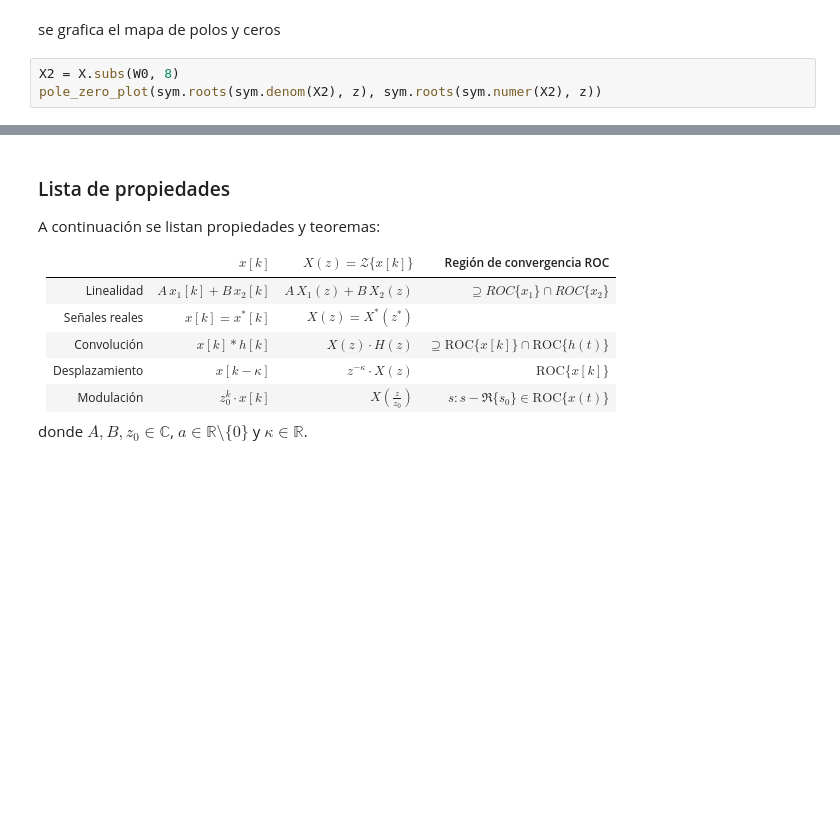
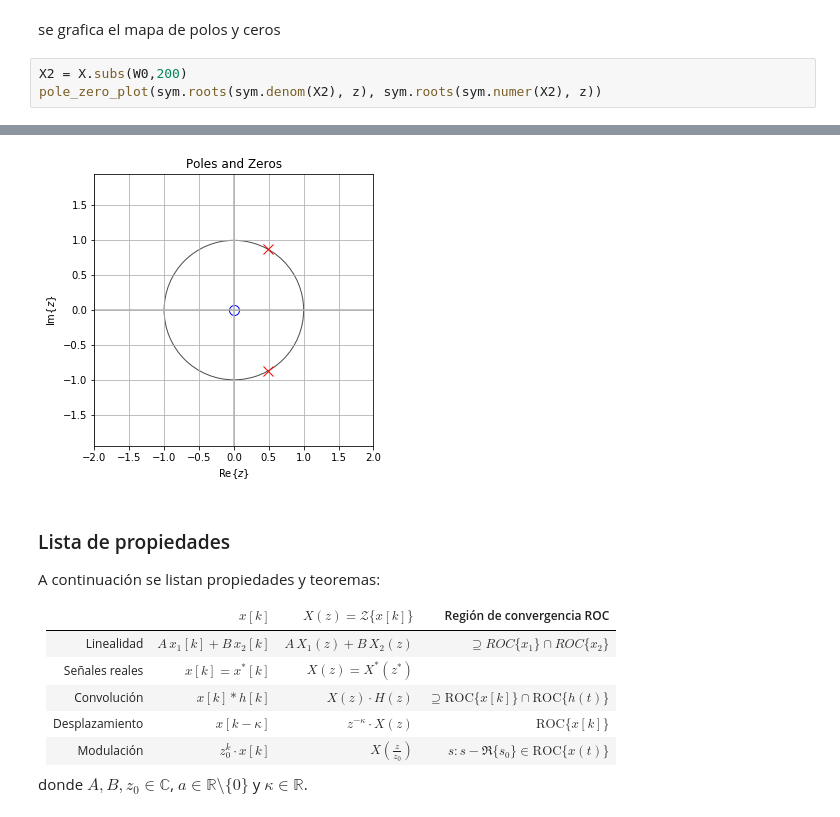
Before and after one commit to pierrediazp/Se-ales_y_Sistemas, a Jupyter notebook: 10_Transformada_Z.ipynb, the cells around one changed output, grey strips where cells are left out. Saved outputs shown, nothing was run; the diff lists cells and outputs as text; blank space fills up the shorter version.

```diff
--- a/10_Transformada_Z.ipynb
+++ b/10_Transformada_Z.ipynb
@@ -313,6 +313,6 @@ polos
 # %% [markdown]
 se grafica el mapa de polos y ceros
 # %%
-X2 = X.subs(W0, 8)
+X2 = X.subs(W0,200)
 pole_zero_plot(sym.roots(sym.denom(X2), z), sym.roots(sym.numer(X2), z))
 # %% [output]
@@ -320,3 +319,4 @@ pole_zero_plot(sym.roots(sym.denom(X2), z), sym.roots(sym.numer(X2), z))
+[figure, added]
 # %% [markdown]
 ### Lista de propiedades
 
```
Also changed, not shown: parts of 11 cells of this notebook, 9 other files.
